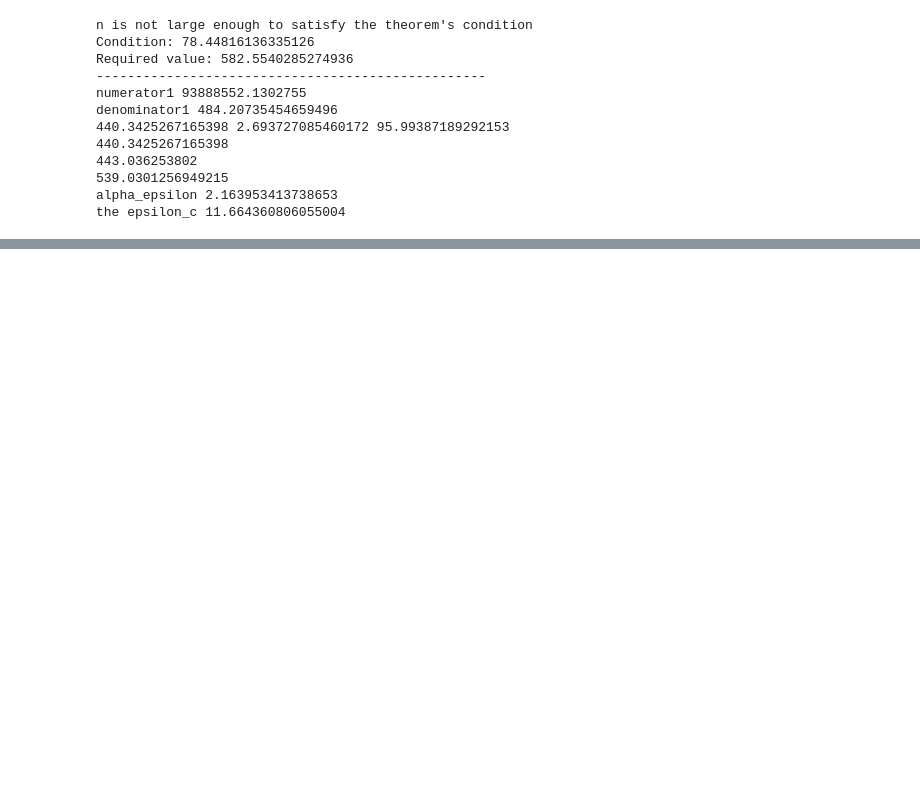
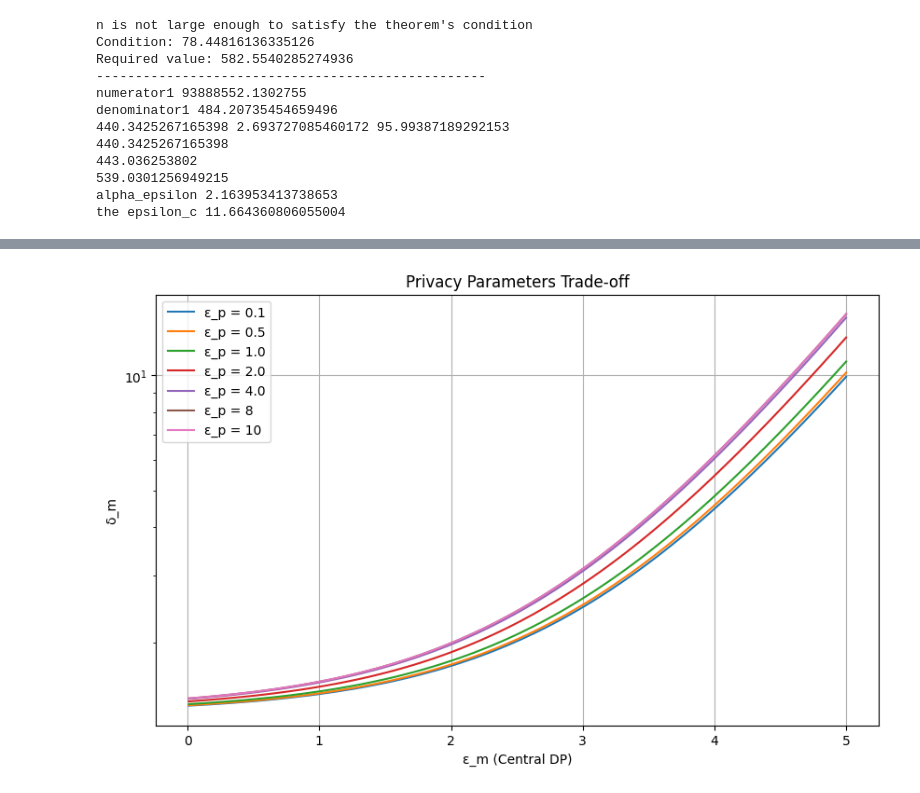
Before and after one commit to solidlabnetwork/CorbinFL, a Jupyter notebook: comp_epsilon.ipynb, the cells around one changed output, grey strips where cells are left out. Drawn from its saved outputs; the diff is of its cells as text; code cells hidden in the pictures; blank space fills up the shorter version.

```diff
--- a/comp_epsilon.ipynb
+++ b/comp_epsilon.ipynb
@@ -92,3 +92,91 @@ denominator1 484.20735454659496
 539.0301256949215
 alpha_epsilon 2.163953413738653
 the epsilon_c 11.664360806055004
+# %%
+import numpy as np
+import matplotlib.pyplot as plt
+
+# Initial parameters
+c = 0.0  # center
+r = 0.1  # range
+n = 50  # number of clients
+d = 1e6   # dimension of the data
+epsilon_p_values = [0.1, 0.5, 1.0, 2.0, 4.0, 8, 10]  # different PLDP privacy parameters
+C_0 = 0.4097  # Berry-Esseen constant
+
+# Generate random weights
+w = np.random.uniform(c-r, c+r, n)
+
+# Function to compute alpha
+def compute_alpha(eps_p):
+    return -(1 + np.exp(eps_p)) / (1 - np.exp(eps_p))
+
+# Arrays to store results for different epsilon_p values
+all_epsilon_m = []
+all_delta_m = []
+
+for epsilon_p in epsilon_p_values:
+    # Compute alpha
+    alpha = compute_alpha(epsilon_p)
+
+    # Compute probabilities for mechanism M
+    p1 = 0.5 + (w - c)/(2*alpha*r)
+    p2 = 1 - p1
+
+    # For each X_i:
+    # X_i = (c + alpha*r) - w_i with probability p1
+    # X_i = (c - alpha*r) - w_i with probability p2
+
+    # Theoretical moments for each X_i
+    # First moment (mean) should be 0
+    X_values1 = (c + alpha*r) - w  # possible values for X when first outcome
+    X_values2 = (c - alpha*r) - w  # possible values for X when second outcome
+    mean_X = p1 * X_values1 + p2 * X_values2
+    print(f"Mean of X for epsilon_p={epsilon_p}: {np.sum(mean_X):.6f}")  # Should be very close to 0
+
+    # Second moment (E[X²])
+    second_moment = p1 * X_values1**2 + p2 * X_values2**2
+    print(f"Second moment sum for epsilon_p={epsilon_p}: {np.sum(second_moment):.6f}")
+
+    # Third moment (E[|X³|])
+    third_moment = p1 * np.abs(X_values1**3) + p2 * np.abs(X_values2**3)
+    print(f"Third moment sum for epsilon_p={epsilon_p}: {np.sum(third_moment):.6f}")
+
+    # Compute Sigma and psi_0
+    sigma_squared = second_moment  # Variance for each X_i
+    Sigma = np.sqrt(np.sum(sigma_squared))
+    psi_0 = (np.sum(sigma_squared)**(-3/2)) * np.sum(third_moment)
+
+    # Generate epsilon_m values
+    epsilon_m = np.linspace(0.01, 5.0, 100)
+
+    # Compute corresponding delta_m values
+    delta_m = (np.exp(epsilon_m) + 1) * C_0 * psi_0 + 1.25 * np.exp(-(alpha**2 * epsilon_m**2)/(8*n*d))
+
+    # Filter out invalid points (where delta_m <= 0)
+    valid_indices = delta_m > 0
+    epsilon_m = epsilon_m[valid_indices]
+    delta_m = delta_m[valid_indices]
+
+    all_epsilon_m.append(epsilon_m)
+    all_delta_m.append(delta_m)
+
+# Plot epsilon-delta curves
+plt.figure(figsize=(10, 6))
+for i, eps_p in enumerate(epsilon_p_values):
+    plt.plot(all_epsilon_m[i], all_delta_m[i], label=f'ε_p = {eps_p}')
+
+plt.xlabel('ε_m (Central DP)')
+plt.ylabel('δ_m')
+plt.yscale('log')
+plt.grid(True)
+plt.legend()
+plt.title('Privacy Parameters Trade-off')
+plt.show()
+
+# Print some statistics
+for i, eps_p in enumerate(epsilon_p_values):
+    print(f"\nFor ε_p = {eps_p}:")
+    print(f"Min δ_m: {np.min(all_delta_m[i]):.6f}")
+    print(f"Max ε_m: {np.max(all_epsilon_m[i]):.6f}")
+# %% [output]
@@ -94,0 +200 @@ the epsilon_c 11.664360806055004
+[figure, added]
```
Also changed, not shown: parts of 2 cells of this notebook, 17 other files.
